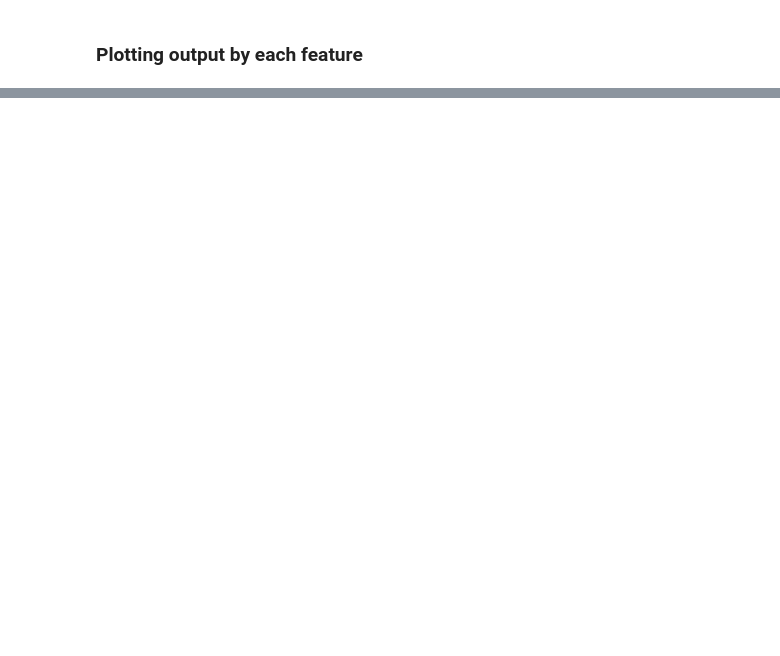
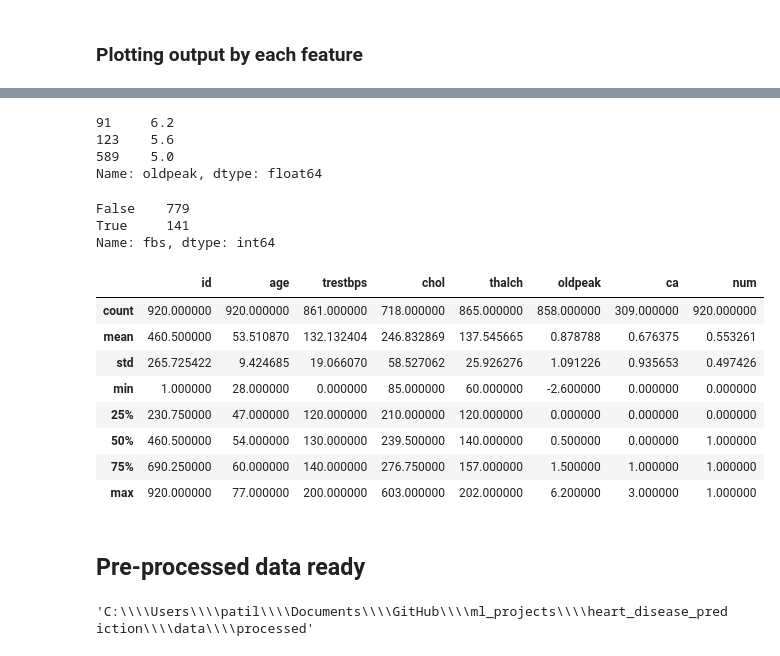
Before and after one commit to Nupur-Patil/ml_projects, a Jupyter notebook: heart_disease_prediction/notebooks/01_eda_and_cleaning.ipynb, the cells around one changed output, grey strips where cells are left out. Cells and saved outputs as stored; diff of their text form; code cells hidden in the pictures; blank space fills up the shorter version.

```diff
--- a/heart_disease_prediction/notebooks/01_eda_and_cleaning.ipynb
+++ b/heart_disease_prediction/notebooks/01_eda_and_cleaning.ipynb
@@ -140,2 +179,4 @@ def plot_feautres(df, filename = 'feature_dist.png'):
+# %%
+df['chol'] = df['chol'].replace(0, np.nan)
 # %% [markdown]
 ### Plotting output by each feature
@@ -141,0 +210,3 @@ def plot_feautres(df, filename = 'feature_dist.png'):
+# %%
+hd = df['num'] > 0
+df.loc[hd, 'num'] = 1
@@ -141,0 +245,9 @@ def plot_feautres(df, filename = 'feature_dist.png'):
+# %%
+def impute_group_mode(series):
+    mode_value = series.mode()
+    if mode_value.empty:
+        return series.fillna('MISSING_GROUP_MODE')
+    return series.fillna(mode_value.iloc[0])
+# %%
+for col in categorical_cols:
+    df[col] = df.groupby(['age', 'sex'])[col].transform(impute_group_mode)
@@ -141,0 +316,27 @@ def plot_feautres(df, filename = 'feature_dist.png'):
+# %%
+df.loc[outlier_mask['oldpeak'], 'oldpeak']
+# %% [output]
+91     6.2
+123    5.6
+589    5.0
+Name: oldpeak, dtype: float64
+# %%
+df['fbs'].value_counts()
+# %% [output]
+False    779
+True     141
+Name: fbs, dtype: int64
+# %%
+df.describe()
+# %% [output]
+|  | id | age | trestbps | chol | thalch | oldpeak | ca | num |
+| count | 920.000000 | 920.000000 | 861.000000 | 718.000000 | 865.000000 | 858.000000 | 309.000000 | 920.000000 |
+| mean | 460.500000 | 53.510870 | 132.132404 | 246.832869 | 137.545665 | 0.878788 | 0.676375 | 0.553261 |
+| std | 265.725422 | 9.424685 | 19.066070 | 58.527062 | 25.926276 | 1.091226 | 0.935653 | 0.497426 |
+| min | 1.000000 | 28.000000 | 0.000000 | 85.000000 | 60.000000 | -2.600000 | 0.000000 | 0.000000 |
+| 25% | 230.750000 | 47.000000 | 120.000000 | 210.000000 | 120.000000 | 0.000000 | 0.000000 | 0.000000 |
+| 50% | 460.500000 | 54.000000 | 130.000000 | 239.500000 | 140.000000 | 0.500000 | 0.000000 | 1.000000 |
+| 75% | 690.250000 | 60.000000 | 140.000000 | 276.750000 | 157.000000 | 1.500000 | 1.000000 | 1.000000 |
+| max | 920.000000 | 77.000000 | 200.000000 | 603.000000 | 202.000000 | 6.200000 | 3.000000 | 1.000000 |
+# %% [markdown]
+## Pre-processed data ready
@@ -141,0 +347,4 @@ def plot_feautres(df, filename = 'feature_dist.png'):
+# %%
+folder_path
+# %% [output]
+'C:\\\\Users\\\\patil\\\\Documents\\\\GitHub\\\\ml_projects\\\\heart_disease_prediction\\\\data\\\\processed'
```
Also changed, not shown: parts of 17 cells of this notebook.
